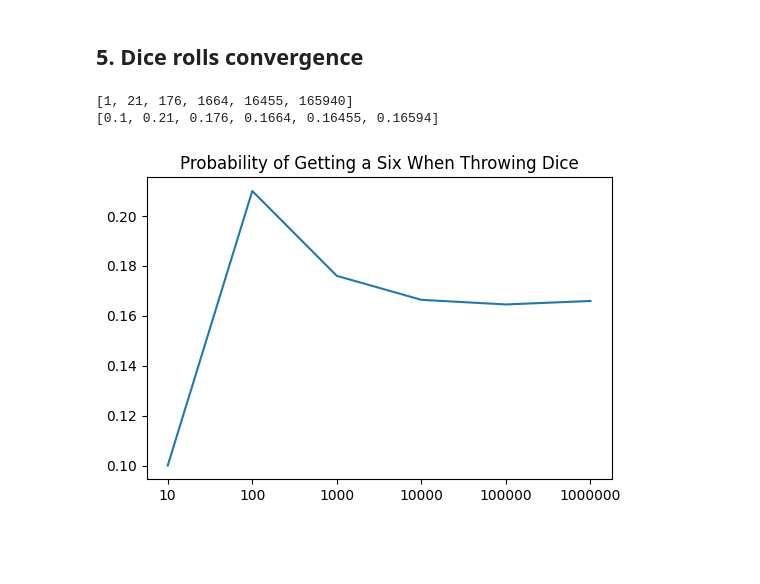
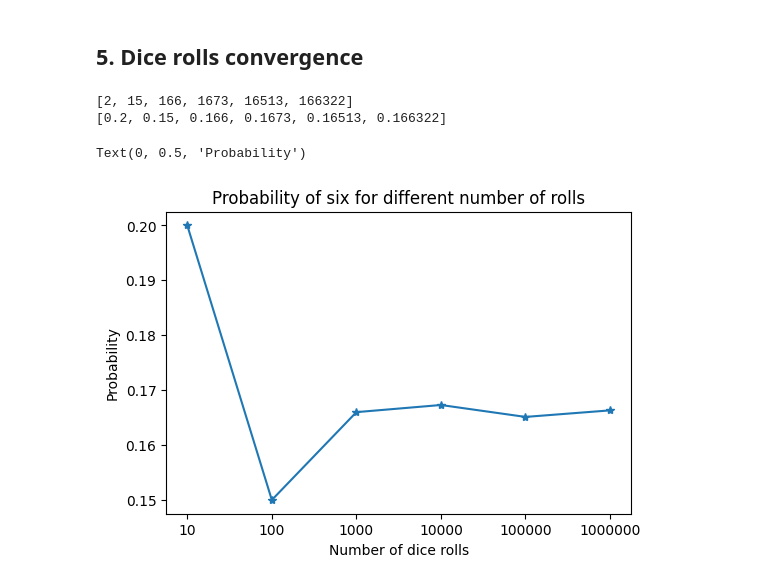
Before and after one commit to Anna-MariaSjolund/Python-Programming-Anna-MariaSjolund, a Jupyter notebook: Exercises/Week 35/exercise04-1-5.ipynb, the cells around one changed output. Cells and saved outputs as stored; diff of their text form; code cells hidden in the pictures; blank space fills up the shorter version.

```diff
--- a/Exercises/Week 35/exercise04-1-5.ipynb
+++ b/Exercises/Week 35/exercise04-1-5.ipynb
@@ -115,45 +115,55 @@ print(*chessboard, sep = "\n")
 #Import libraries
 import random as rnd
 import matplotlib.pyplot as plt
-import matplotlib.ticker as plticker
 from math import log
 
 #Create 100 random integers between 1 and 6 and count the number of sixes
 no_of_sixes = [rnd.randint(1, 6) for _ in range(100)].count(6)
-
 
 #Creates a list with the number of rolls
 number_of_rolls = [10, 100, 1000, 10000, 100000, 1000000]
 
 #Creates random integers between 1 and 6 and count the number of sixes
 #It does this for all of the different number of rolls
 number_of_sixes = [[rnd.randint(1, 6) for _ in range(rolls)].count(6) for rolls in number_of_rolls]
 print(number_of_sixes)
 
 #Counts the probability (number of sixes/number of rolls) for the different number of rolls
 probability = [(number_of_sixes[i]/number_of_rolls[i]) for i in range(len(number_of_rolls))]
 print(probability)
 
 #Create a plot, showing number of sixes and probability
 fig = plt.figure(dpi = 100)
 plt.title("Probability of Getting a Six When Throwing Dice")
 
-log_rolls = list(map(log,number_of_rolls)) #Map takes a function (i.e. log) and applies it on all the values in number_of_rolls and then saves them to a list.
+plt.plot(probability, '-*')
+plt.title("Probability of six for different number of rolls")
+plt.xticks([0,1,2,3,4,5], number_of_rolls)
+plt.xlabel("Number of dice rolls")
+plt.ylabel("Probability")
 
-a = plt.plot(log_rolls, probability) #Plots the log values on the x-axis and probabibility on the y-axis
-b = plt.xticks(log_rolls, number_of_rolls) #The first argument takes the number of ticks and the second argument overwrites the old tick labels
+#There is also several other ways to do this.
 
-
+#1.
+#log_rolls = list(map(log,number_of_rolls)) #Map takes a function (i.e. log) and applies it on all the values in number_of_rolls and then saves them to a list
+#a = plt.plot(log_rolls, probability) #Plots the log values on the x-axis and probabibility on the y-axis
+#b = plt.xticks(log_rolls, number_of_rolls) #The first argument takes the number of ticks and the second argument overwrites the old tick labels
 #plt.xscale('log') We can use this to change the scale to log directly, exchange log_rolls to number_of_rolls
 
+#2
 #This code can also be used instead of: log_rolls = list(map(log,number_of_rolls))
 #my_logs = []
 #logger = lambda x : my_logs.append(log(x))
-
 #for x in number_of_rolls:
     #logger(x)
 #print(my_logs)
+
+#3
+#plt.xscale('log') #We can use this to change the scale to log directly, exchange log_rolls to number_of_rolls
+#plt.plot(number_of_rolls, probability)
+#plt.xticks(number_of_rolls, number_of_rolls)
 # %% [output]
-[1, 21, 176, 1664, 16455, 165940]
-[0.1, 0.21, 0.176, 0.1664, 0.16455, 0.16594]
+[2, 15, 166, 1673, 16513, 166322]
+[0.2, 0.15, 0.166, 0.1673, 0.16513, 0.166322]
+Text(0, 0.5, 'Probability')
-[figure, old version]
+[figure, new version]
```
Also changed, not shown: parts of 1 cell of this notebook.
